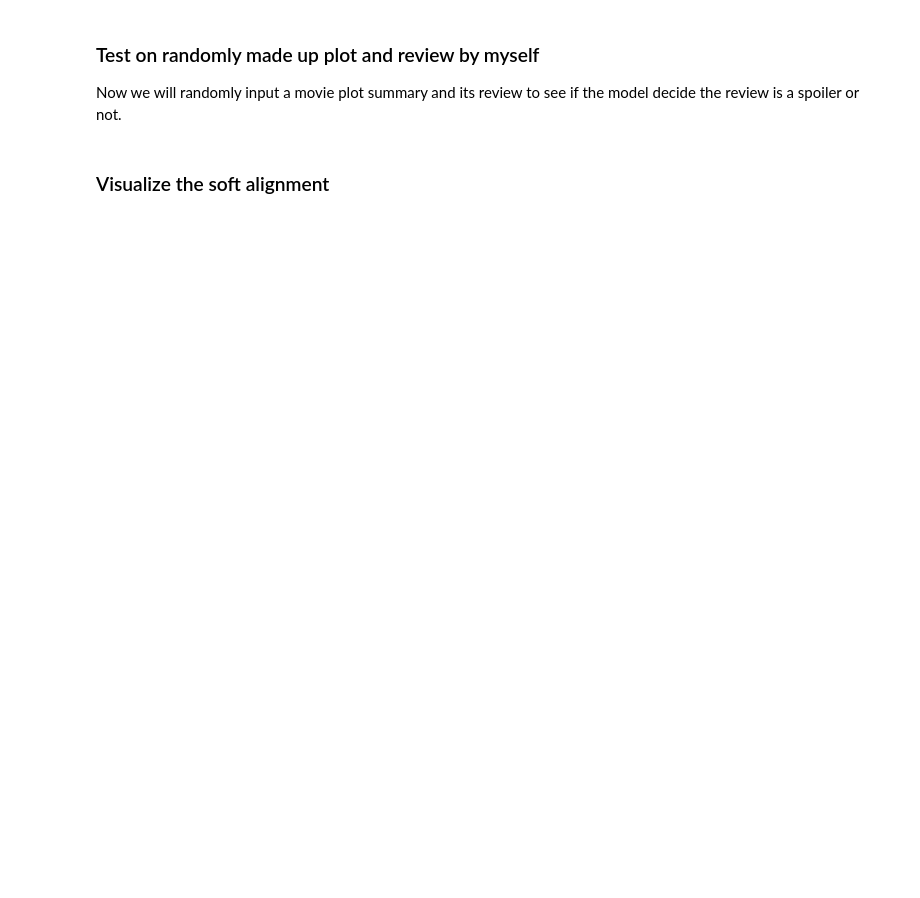
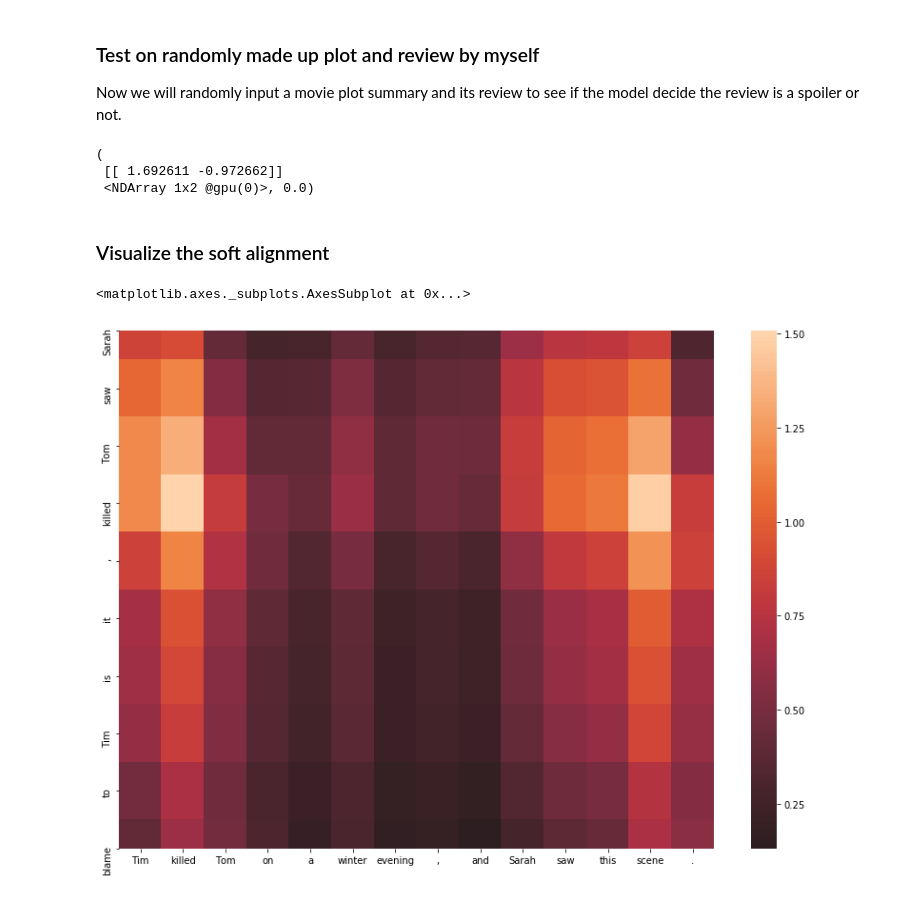
Before and after one commit to zhiming-xu/spoiler-detector, a Jupyter notebook: esim.ipynb, the cells around one changed output. Drawn from its saved outputs; the diff is of its cells as text; code cells hidden in the pictures; blank space fills up the shorter version.

```diff
--- a/esim.ipynb
+++ b/esim.ipynb
@@ -411,7 +411,7 @@ class_weight = None
 loss_name = 'sce'
 optim_name = 'adam'
 lr = 0.001
-clip = .5
+clip = 2.5
 nepochs = 10
 
 trainer = gluon.Trainer(model.collect_params(), optim_name, {'learning_rate': lr, 'clip_gradient': clip})
@@ -489,13 +487,25 @@ right_token = vocab[tokenizer(right)]
+# %%
+right = 'Tim killed Tom on a winter evening, and Sarah saw this scene.'
+left = 'Sarah saw Tom killed, it is Tim to blame'
+left_token = indexer.vocab[tokenizer.tokenizer(left)]
+right_token = indexer.vocab[tokenizer.tokenizer(right)]
 # %%
 left_input = nd.array(left_token, ctx=ctx).reshape(1,-1)
 right_input = nd.array(right_token, ctx=ctx).reshape(1,-1)
 pred, att = model(left_input, right_input)
 pred, nd.argmax(pred, axis=1).asscalar()
+# %% [output]
+(
+ [[ 1.692611 -0.972662]]
+ <NDArray 1x2 @gpu(0)>, 0.0)
 # %% [markdown]
 ### Visualize the soft alignment
 # %%
 import matplotlib.pyplot as plt
 import seaborn as sns
 vis_att = np.squeeze(att.asnumpy())
 plt.figure(figsize=vis_att.T.shape)
-sns.heatmap(vis_att, xticklabels=tokenizer(right), yticklabels=tokenizer(left), center=0.)
+sns.heatmap(vis_att, xticklabels=tokenizer.tokenizer(right), yticklabels=tokenizer.tokenizer(left), center=0.)
+# %% [output]
+<matplotlib.axes._subplots.AxesSubplot at 0x...>
+[figure, added]
```
Also changed, not shown: parts of 3 cells of this notebook.
